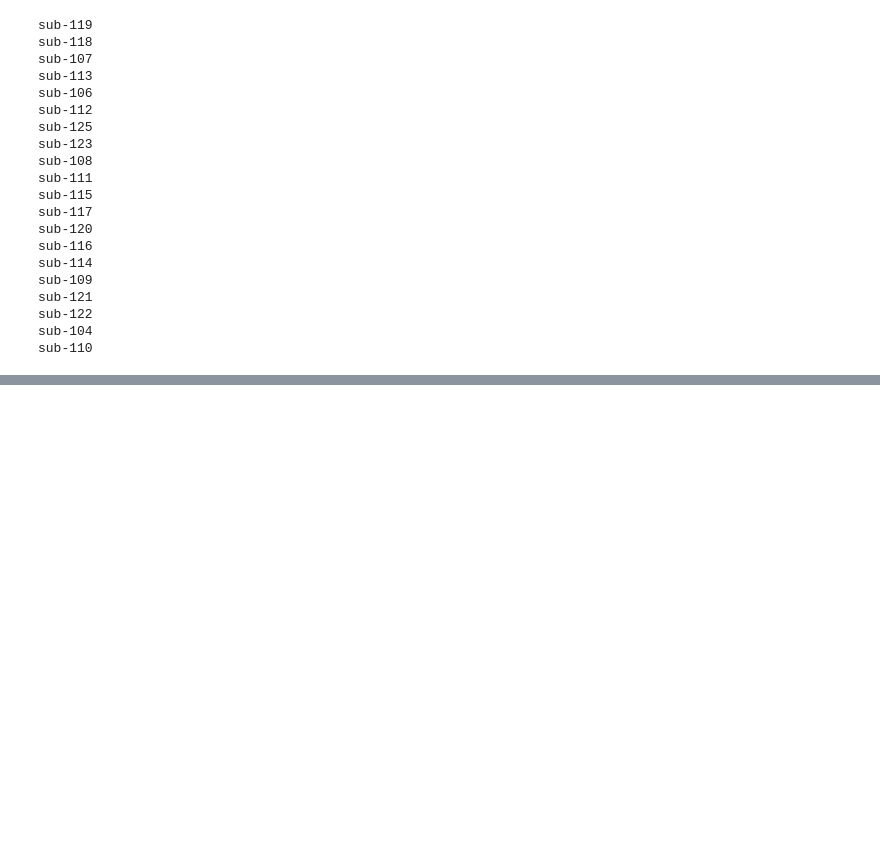
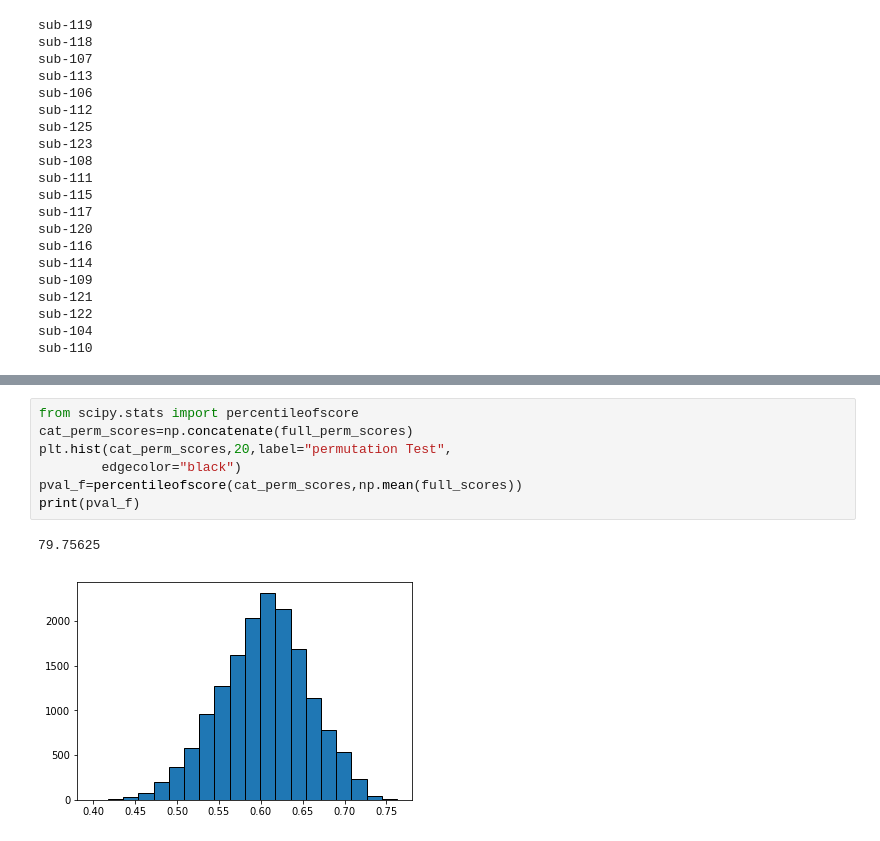
Before and after one commit to jbdenniso/New_MVPA_With_Sally, a Jupyter notebook: MVPA.ipynb, the cells around one changed output, grey strips where cells are left out. Cells and saved outputs as stored; diff of their text form; blank space fills up the shorter version.

```diff
--- a/MVPA.ipynb
+++ b/MVPA.ipynb
@@ -187,2 +261,12 @@ w_img.to_filename('SVM_weights.nii.gz')
+# %%
+from scipy.stats import percentileofscore
+cat_perm_scores=np.concatenate(full_perm_scores)
+plt.hist(cat_perm_scores,20,label="permutation Test",
+        edgecolor="black")
+pval_f=percentileofscore(cat_perm_scores,np.mean(full_scores))
+print(pval_f)
+# %% [output]
+79.75625
+[figure, added]
 # %%
 X[0].shape
```
Also changed, not shown: parts of 9 cells of this notebook, 2 other files.
